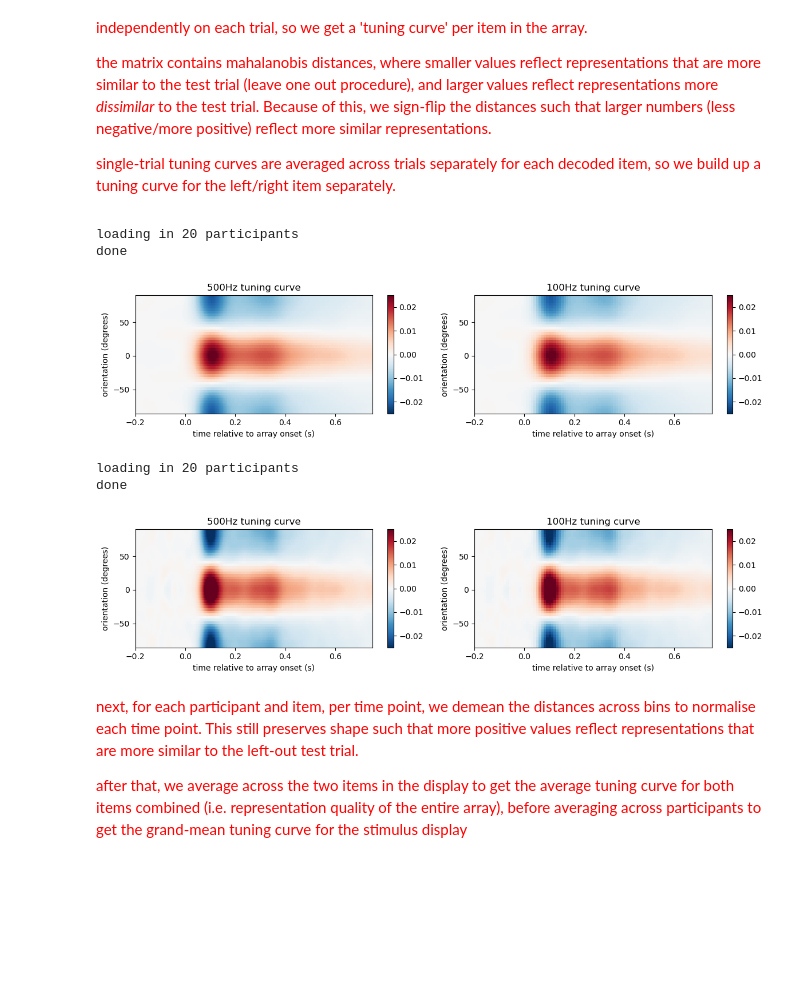
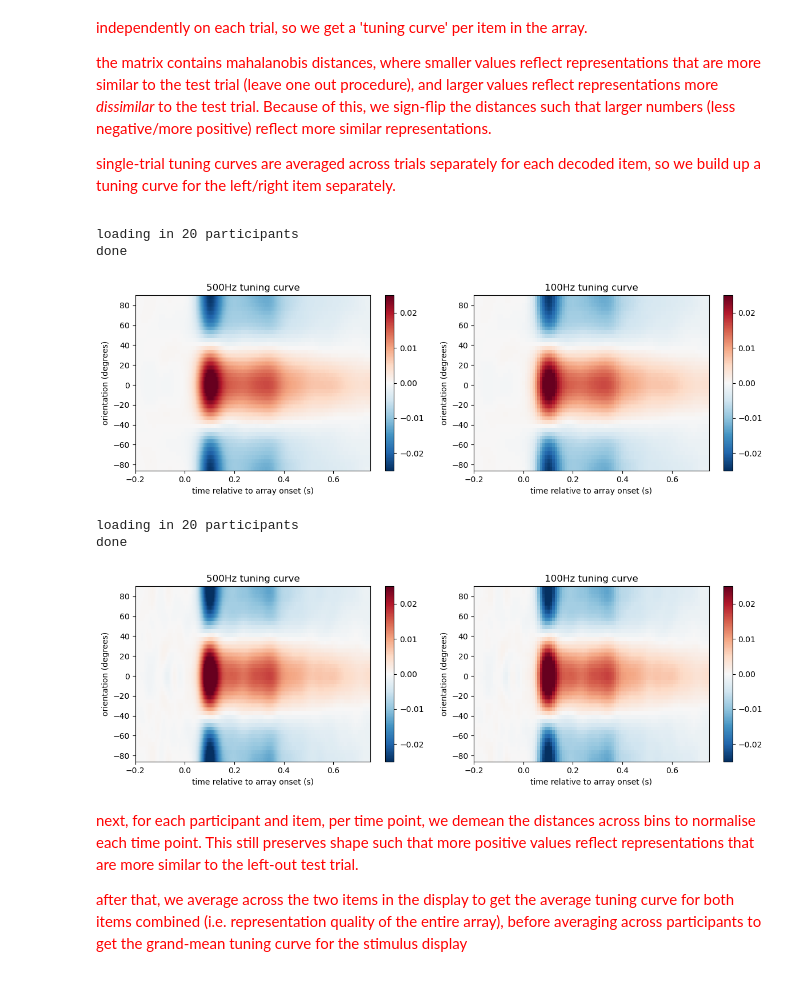
Before and after one commit to schekroud/tuningcurves, a Jupyter notebook: analysis/04_visualise_TuningCurve_acrossSubjects.ipynb, the cells around one changed output. Saved outputs shown, nothing was run; the diff lists cells and outputs as text; code cells hidden in the pictures; blank space fills up the shorter version.

```diff
--- a/analysis/04_visualise_TuningCurve_acrossSubjects.ipynb
+++ b/analysis/04_visualise_TuningCurve_acrossSubjects.ipynb
@@ -37,7 +37,7 @@ binstep, binwidth = 4, 22
 vis_500hz = True
 if vis_500hz:
     freqtxt = '_500Hz'
-    times = np.load(op.join(wd, 'data','tuningcurves', 'times_500hz.npy'))
+    times = np.load(op.join(wd, 'data','tuningcurves', '500hz', 'times_500hz.npy'))
 else:
     freqtxt = ''
     times = np.load(op.join(wd, 'data', 'tuningcurves', 'times.npy'))
@@ -71,7 +71,7 @@ for i in subs:
     #print(f'working on ppt {subcount+1}/{subs.size}')
 
     #read in single subject data
-    data = np.load(op.join(wd, 'data', 'tuningcurves', f's{i}_TuningCurve_mahaldists{freqtxt}_binstep{binstep}_binwidth{binwidth}_weightTrials{weightTrials}.npy'))
+    data = np.load(op.join(wd, 'data', 'tuningcurves', '500hz', f's{i}_TuningCurve_mahaldists{freqtxt}_binstep{binstep}_binwidth{binwidth}_weightTrials{weightTrials}.npy'))
     data2 = np.load(op.join(wd, 'data', 'tuningcurves', f's{i}_TuningCurve_mahaldists_binstep{binstep}_binwidth{binwidth}_weightTrials{weightTrials}.npy'))
     bdata = pd.read_csv(op.join(wd, 'data', 'tuningcurves', f's{i}_TuningCurve_metadata.csv'))
     [nitems, ntrials, nbins, _] = data.shape
@@ -80,8 +80,8 @@ for i in subs:
     data2 = data2 * -1
     smooth_dists = True
     if smooth_dists: #smooths distances across time, a little
-        data  = sp.ndimage.gaussian_filter1d(data,  sigma = 15) #smooth distances with 10sample sd gaussian (20ms as 500Hz)
-        data2 = sp.ndimage.gaussian_filter1d(data2, sigma = 3) #smooth distances with a 2sample sd gaussian (20ms as 100Hz)
+        data  = sp.ndimage.gaussian_filter1d(data,  sigma = 10) #smooth distances with 10sample sd gaussian (20ms as 500Hz)
+        data2 = sp.ndimage.gaussian_filter1d(data2, sigma = 2) #smooth distances with a 2sample sd gaussian (20ms as 100Hz)
 
     meandata = np.nanmean(data, axis=1)
     meandata2 = np.nanmean(data2, axis=1)
@@ -104,35 +104,36 @@ gmean_ave = gmean_ave.mean(0) #average across participants now
 
 gmean_ave2 = gmean_tp2.mean(axis=1) #average across items
 gmean_ave2 = gmean_ave2.mean(0) # average across participants now
 
 vlims = 0.025
-fig = plt.figure(figsize = [12, 3])
+fig = plt.figure(figsize = [12, 4])
 ax = fig.add_subplot(121)
 plot = ax.imshow(gmean_ave, aspect='auto', origin = 'lower', cmap = 'RdBu_r', interpolation= 'none',
                  vmin = -vlims, vmax = vlims,
                  extent = [times.min(), times.max(), binmids.min(), binmids.max()])
 fig.colorbar(plot)
 ax.set_ylabel(f'orientation (degrees)');
 ax.set_xlabel(f'time relative to array onset (s)');
 # ax.set_xlim([-0.5,1.25]);
 ax.set_xlim([-0.2, 0.75])
 ax.set_title('500Hz tuning curve')
 ax2 = fig.add_subplot(122)
 plot2 = ax2.imshow(gmean_ave2, aspect = 'auto', origin = 'lower', cmap = 'RdBu_r', interpolation = 'none',
                   vmin = -vlims, vmax = vlims,
                   extent = [times2.min(), times2.max(), binmids.min(), binmids.max()])
 fig.colorbar(plot2)
 ax2.set_ylabel(f'orientation (degrees)');
 ax2.set_xlabel(f'time relative to array onset (s)');
 # ax2.set_xlim([-0.5,1.25]);
 ax2.set_xlim([-0.2, 0.75])
 ax2.set_title('100Hz tuning curve')
 
 fig.tight_layout()
+fig.savefig(op.join(wd, 'figures', 'tuningcurve_2d_acrossppts_smoothdistances.pdf'), dpi=300, format = 'pdf')
 # %% [output]
 loading in 20 participants
 done
-[figure, old version]
+[figure, new version]
 # %%
 #load in and visualise tuning curves using raw (unsmoothed) distances from this point on
 weightTrials = True
@@ -146,7 +147,7 @@ for i in subs:
     #print(f'working on ppt {subcount+1}/{subs.size}')
 
     #read in single subject data
-    data = np.load(op.join(wd, 'data', 'tuningcurves', f's{i}_TuningCurve_mahaldists{freqtxt}_binstep{binstep}_binwidth{binwidth}_weightTrials{weightTrials}.npy'))
+    data = np.load(op.join(wd, 'data', 'tuningcurves', '500hz', f's{i}_TuningCurve_mahaldists{freqtxt}_binstep{binstep}_binwidth{binwidth}_weightTrials{weightTrials}.npy'))
     data2 = np.load(op.join(wd, 'data', 'tuningcurves', f's{i}_TuningCurve_mahaldists_binstep{binstep}_binwidth{binwidth}_weightTrials{weightTrials}.npy'))
     bdata = pd.read_csv(op.join(wd, 'data', 'tuningcurves', f's{i}_TuningCurve_metadata.csv'))
     [nitems, ntrials, nbins, _] = data.shape
@@ -181,7 +182,7 @@ gmean_ave2 = gmean_tp2.mean(axis=1) #average across items
 gmean_ave2 = gmean_ave2.mean(0) # average across participants now
 
 vlims = 0.025
-fig = plt.figure(figsize = [12, 3])
+fig = plt.figure(figsize = [12, 4])
 ax = fig.add_subplot(121)
 plot = ax.imshow(gmean_ave, aspect='auto', origin = 'lower', cmap = 'RdBu_r', interpolation= 'none',
                  vmin = -vlims, vmax = vlims,
@@ -204,10 +205,11 @@ ax2.set_xlim([-0.2, 0.75])
 ax2.set_title('100Hz tuning curve')
 
 fig.tight_layout()
+fig.savefig(op.join(wd, 'figures', 'tuningcurve_2d_acrossppts_rawdistances.pdf'), dpi=300, format = 'pdf')
 # %% [output]
 loading in 20 participants
 done
-[figure, old version]
+[figure, new version]
 # %% [markdown]
 <font color='red'>
 
```
Also changed, not shown: parts of 1 cell of this notebook.
